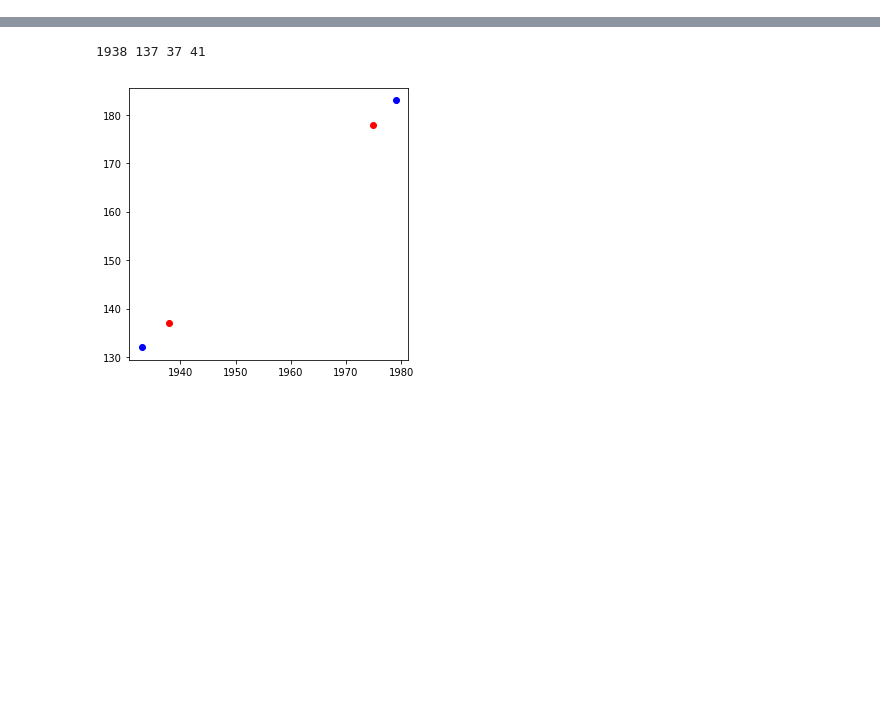
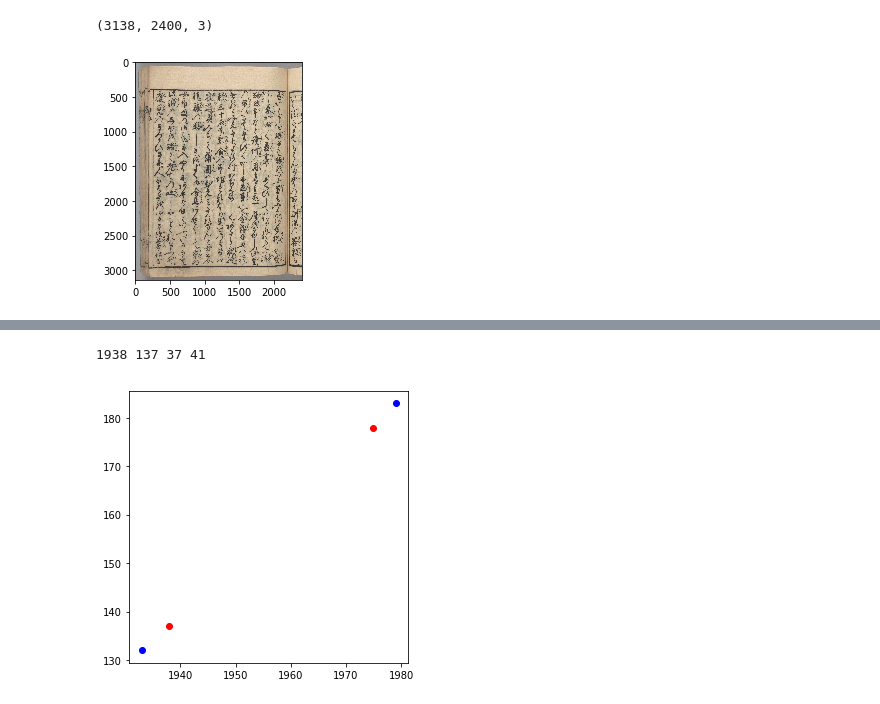
Before and after one commit to cross32768/doc_detection, a Jupyter notebook: make_label_kanji_kana.ipynb, the cells around one changed output, grey strips where cells are left out. Cells and saved outputs as stored; diff of their text form; code cells hidden in the pictures; blank space fills up the shorter version.

```diff
--- a/make_label_kanji_kana.ipynb
+++ b/make_label_kanji_kana.ipynb
@@ -41,0 +54,9 @@ def revise_bounding_box_by_coefficient(X, Y, Width, Height, λ=1.0):
+# %%
+import matplotlib.pyplot as plt
+image_name = os.listdir(image_dir)[3]
+original_image = np.array(Image.open(image_dir + image_name))
+plt.imshow(original_image)
+print(original_image.shape)
+# %% [output]
+(3138, 2400, 3)
+[figure, added]
```
Also changed, not shown: parts of 4 cells of this notebook.
